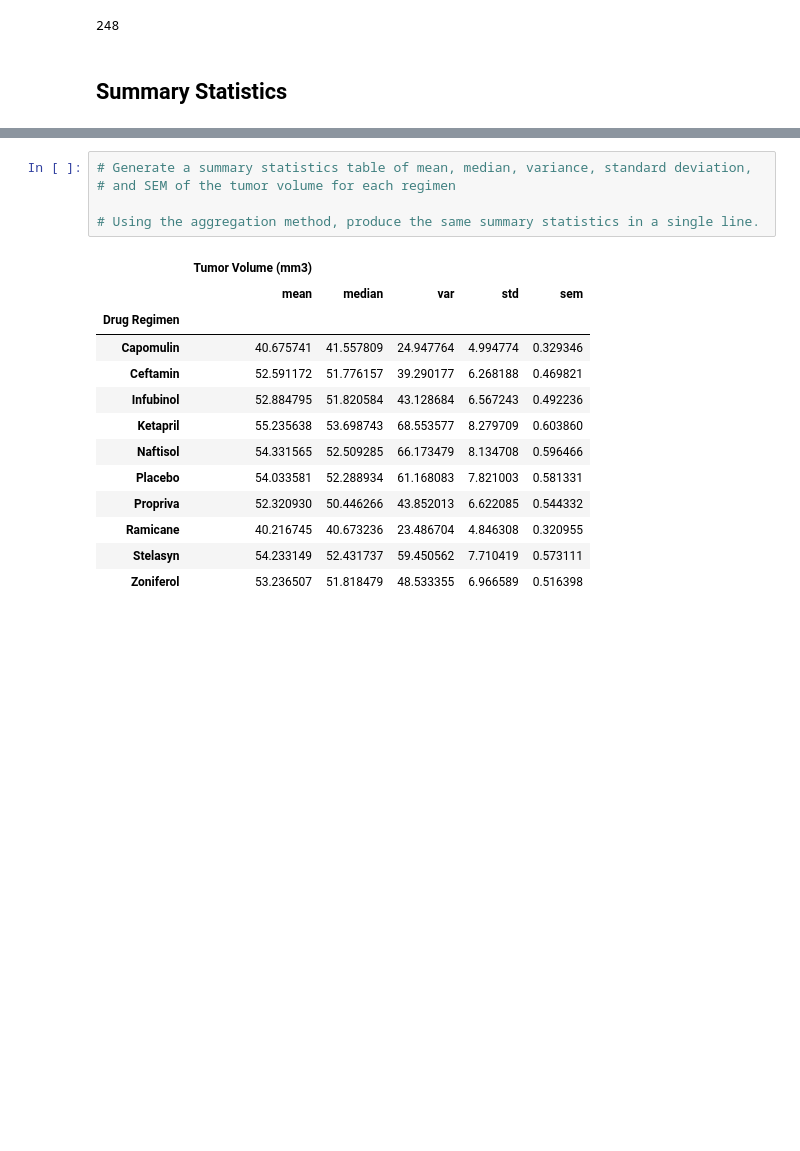
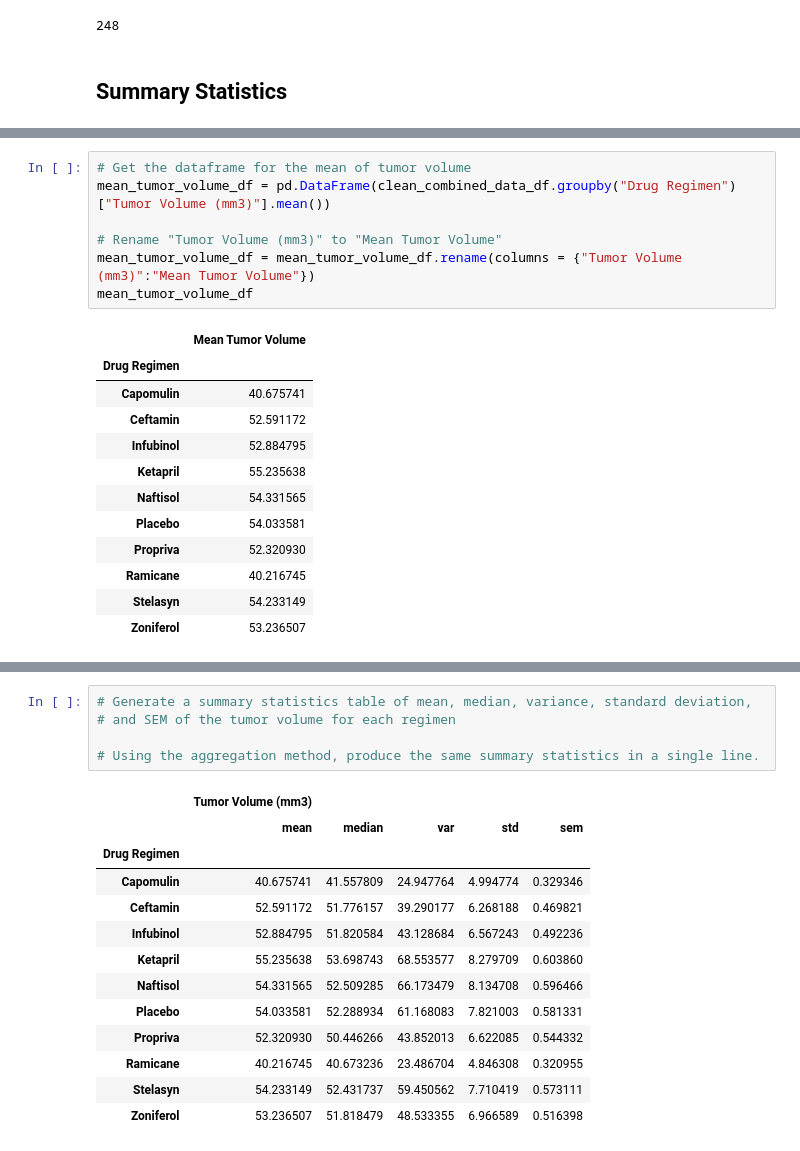
Before and after one commit to joelpangilinan/matplotlib-challenge, a Jupyter notebook: pymaceuticals_starter-Copy1.ipynb, the cells around one changed output, grey strips where cells are left out. Saved outputs shown, nothing was run; the diff lists cells and outputs as text; blank space fills up the shorter version.

```diff
--- a/pymaceuticals_starter-Copy1.ipynb
+++ b/pymaceuticals_starter-Copy1.ipynb
@@ -131,0 +137,20 @@ clean_combined_data_df["Mouse ID"].nunique()
+# %%
+# Get the dataframe for the mean of tumor volume
+mean_tumor_volume_df = pd.DataFrame(clean_combined_data_df.groupby("Drug Regimen")["Tumor Volume (mm3)"].mean())
+
+# Rename "Tumor Volume (mm3)" to "Mean Tumor Volume"
+mean_tumor_volume_df = mean_tumor_volume_df.rename(columns = {"Tumor Volume (mm3)":"Mean Tumor Volume"})
+mean_tumor_volume_df
+# %% [output]
+|  | Mean Tumor Volume |
+| Drug Regimen |  |
+| Capomulin | 40.675741 |
+| Ceftamin | 52.591172 |
+| Infubinol | 52.884795 |
+| Ketapril | 55.235638 |
+| Naftisol | 54.331565 |
+| Placebo | 54.033581 |
+| Propriva | 52.320930 |
+| Ramicane | 40.216745 |
+| Stelasyn | 54.233149 |
+| Zoniferol | 53.236507 |
```
Also changed, not shown: parts of 9 cells of this notebook, 1 other file.
